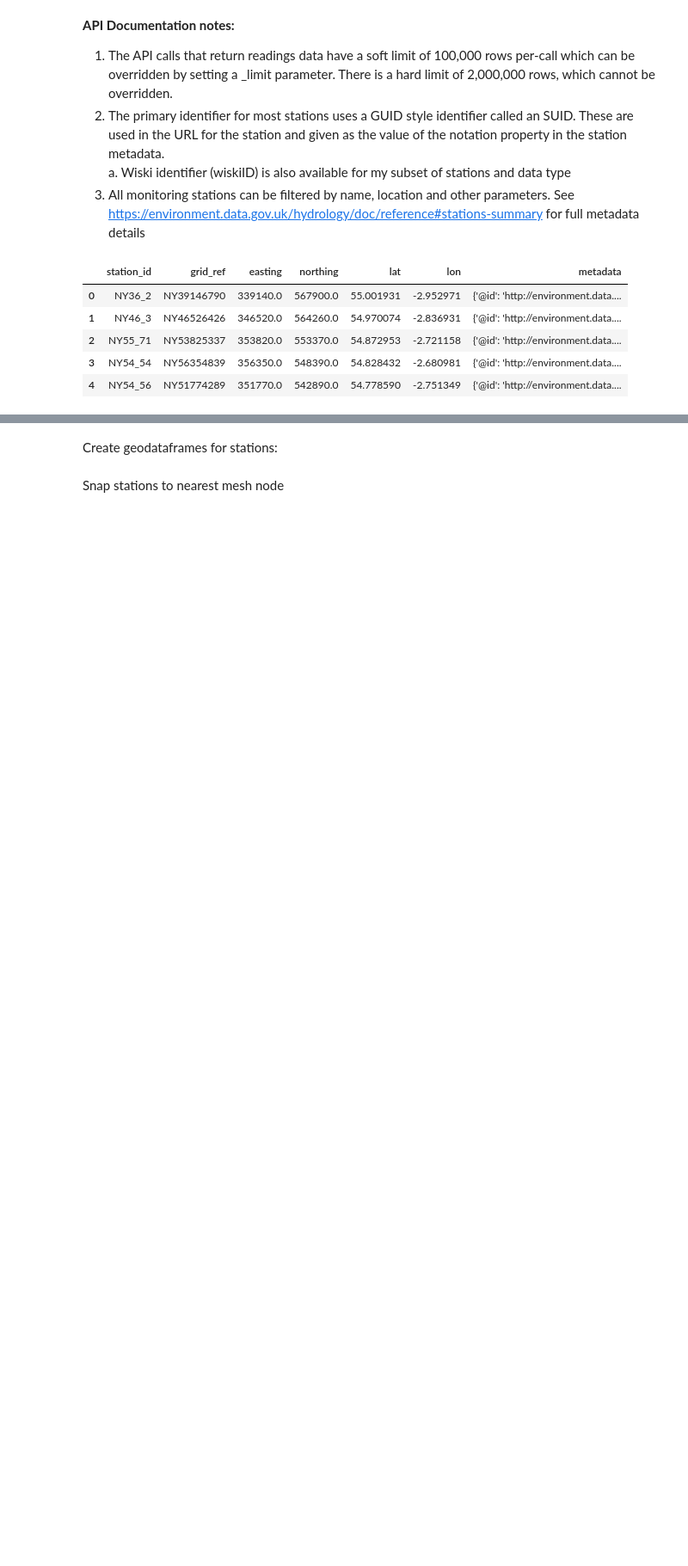
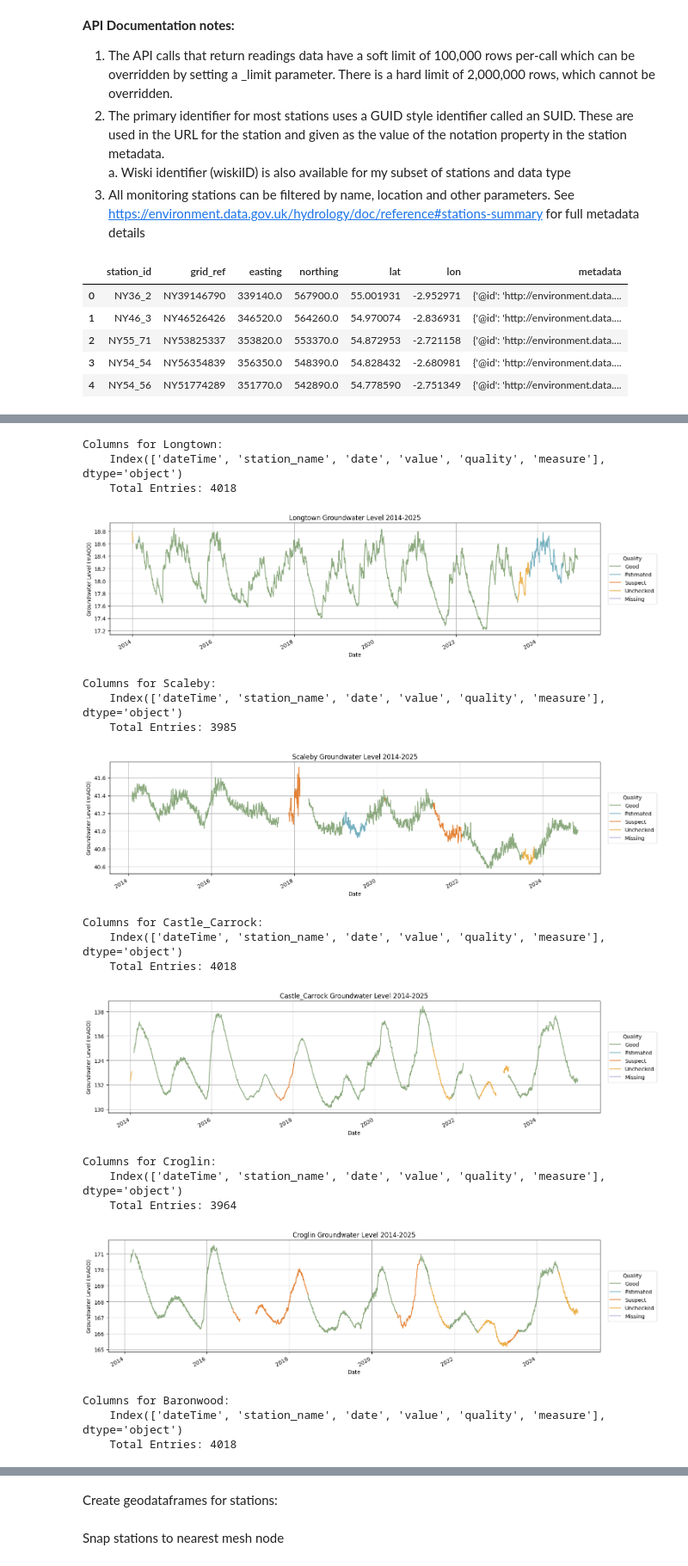
Before and after one commit to CharlotteGithub-prog/GAT-LSTM_groundwater_modelling, a Jupyter notebook: eden_catchment.ipynb, the cells around one changed output, grey strips where cells are left out. Shown at 86% size. Drawn from its saved outputs; the diff is of its cells as text; code cells hidden in the pictures; blank space fills up the shorter version.

Commit message:
Load raw data into catchments dicts and setup initial clean and plot

```diff
--- a/eden_catchment.ipynb
+++ b/eden_catchment.ipynb
@@ -331,6 +334,7 @@ stations_df.head()
 | 3 | NY54_54 | NY56354839 | 356350.0 | 548390.0 | 54.828432 | -2.680981 | {'@id': 'http://environment.data.... | [{'@id': 'http://environment.data... | Croglin | ... |
 | 4 | NY54_56 | NY51774289 | 351770.0 | 542890.0 | 54.778590 | -2.751349 | {'@id': 'http://environment.data.... | [{'@id': 'http://environment.data... | Baronwood | ... |
 # %%
+
 def download_readings(measure_uri, startdate_str, enddate_str, max_per_request=50000):
     """
     Download hydrological readings for each station from DEFRA Hydrology API within given dates.
@@ -388,15 +392,21 @@ end = '2025-01-01T00:00:00'
 
 print(f"Collecting data from {start[:-9]} to {end[:-9]}...")
 
+count = 1
+
 for index, row in stations_df.iterrows():
     # Pull station data
     uri = row['measure_uri']
-    print(f"\nProcessing measure: {uri+'/readings'}")
+    print(f"\n({count}/{len(stations_df)}) Processing measure: {uri+'/readings'}")
     df_readings = download_readings(uri, start, end)
+
+    # Assign names to timeseries data using stations_df
+    df_readings['station_name'] = row['station_name'].title().strip()
 
     # Save returned dataframe
     measure_id = uri.split("/")[-1]
     df_readings.to_csv(f"data/gwl/{measure_id}_readings.csv")
+    count += 1
 # %% [output]
 Collecting data from 2014-01-01 to 2025-01-01...
 
@@ -434,0 +514,62 @@ for file in data_filename:
+# %%
+def plot_timeseries(time_series_raw, station_name):
+    """Resusable matplotlib time series plot"""
+    fig, ax = plt.subplots(figsize=(15, 4))
+    time_series_raw['dateTime'] = pd.to_datetime(time_series_raw['dateTime'], errors='coerce')
+
+    # Define fixed colours for each quality level
+    quality_colors = {
+        'Good': '#70955F',
+        'Estimated': '#549EB1',
+        'Suspect': '#DF6607',
+        'Unchecked': '#e89c1d',
+        'Missing': '#9c9acd'
+    }
+
+    # Plot using qualities score as legend
+    for quality, color in quality_colors.items():
+        temp = time_series_raw.copy()
+        temp['value'] = temp['value'].where(temp['quality'] == quality, pd.NA)
+        ax.plot(temp['dateTime'], temp['value'], label=quality, color=color, alpha=0.8)
+
+    # Apply auto locators and formatters to clean up ticks
+    locator = mdates.AutoDateLocator(minticks=10)
+    formatter = mdates.ConciseDateFormatter(locator)
+    ax.xaxis.set_major_locator(locator)
+    ax.xaxis.set_major_formatter(formatter)
+    fig.autofmt_xdate()
+
+    ax.set_title(f'{station_name} Groundwater Level 2014-2025')
+    ax.set_xlabel('Date')
+    ax.set_ylabel('Groundwater Level (mAOD)')
+    ax.grid()
+    ax.legend(title="Quality", loc="center left", bbox_to_anchor=(1.01, 0.5))
+
+    plt.tight_layout()
+    plt.savefig(f"figures/eden_catchment/raw_timeseries_plots/{station_name}_raw_plot_.png", dpi=300)
+    plt.show()
+
+# Plot data at a daily resolution
+for station in daily_time_series:
+    print(f'Columns for {station}:\n    {daily_time_series[station].columns}\n    Total Entries: {len(daily_time_series[station])}\n')
+    plot_timeseries(daily_time_series[station], station)
+# %% [output]
+Columns for Longtown:
+    Index(['dateTime', 'station_name', 'date', 'value', 'quality', 'measure'], dtype='object')
+    Total Entries: 4018
+[figure, added]
+Columns for Scaleby:
+    Index(['dateTime', 'station_name', 'date', 'value', 'quality', 'measure'], dtype='object')
+    Total Entries: 3985
+[figure, added]
+Columns for Castle_Carrock:
+    Index(['dateTime', 'station_name', 'date', 'value', 'quality', 'measure'], dtype='object')
+    Total Entries: 4018
+[figure, added]
+Columns for Croglin:
+    Index(['dateTime', 'station_name', 'date', 'value', 'quality', 'measure'], dtype='object')
+    Total Entries: 3964
+[figure, added]
+Columns for Baronwood:
+    Index(['dateTime', 'station_name', 'date', 'value', 'quality', 'measure'], dtype='object')
+    Total Entries: 4018
```
Also changed, not shown: parts of 10 cells of this notebook, 29 other files.
